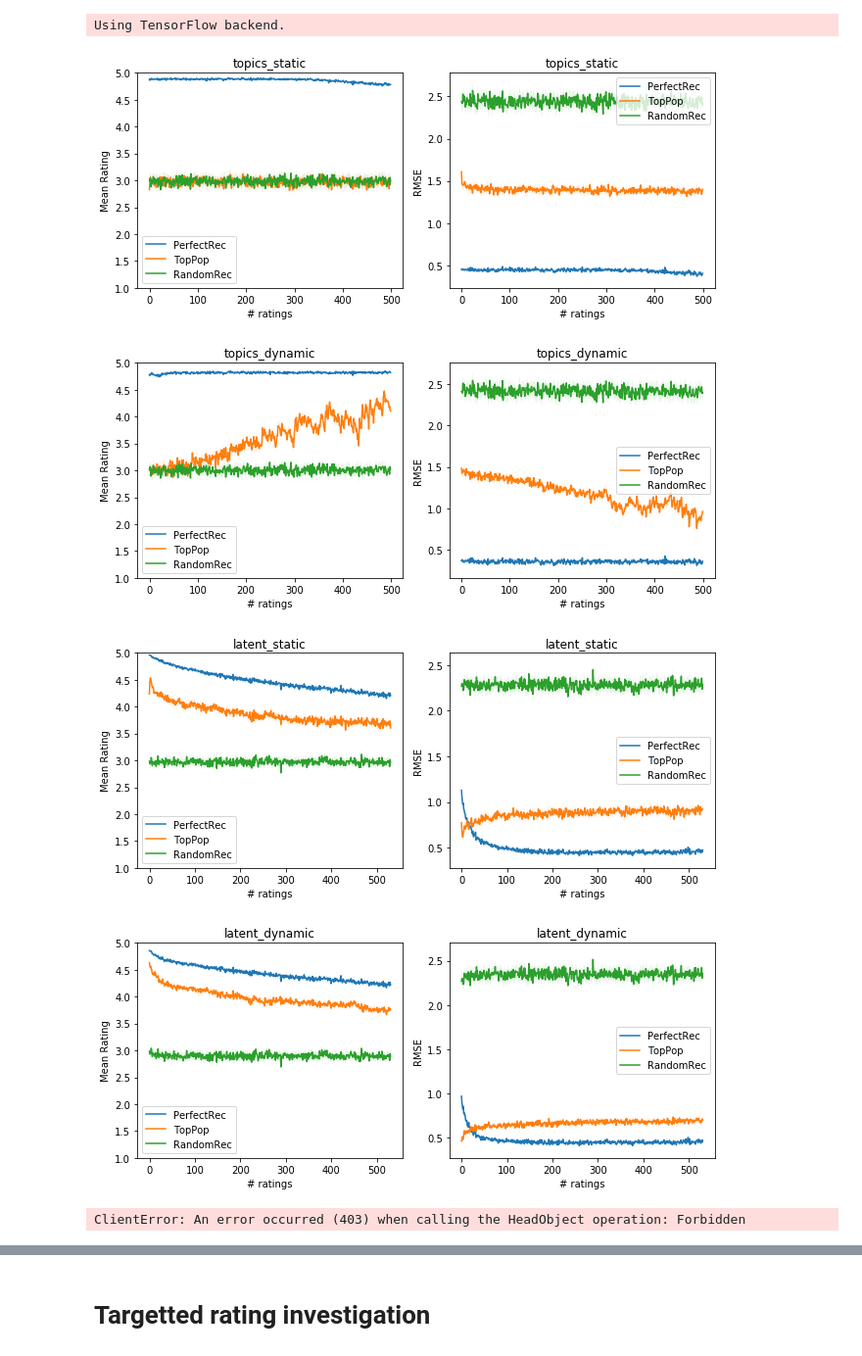
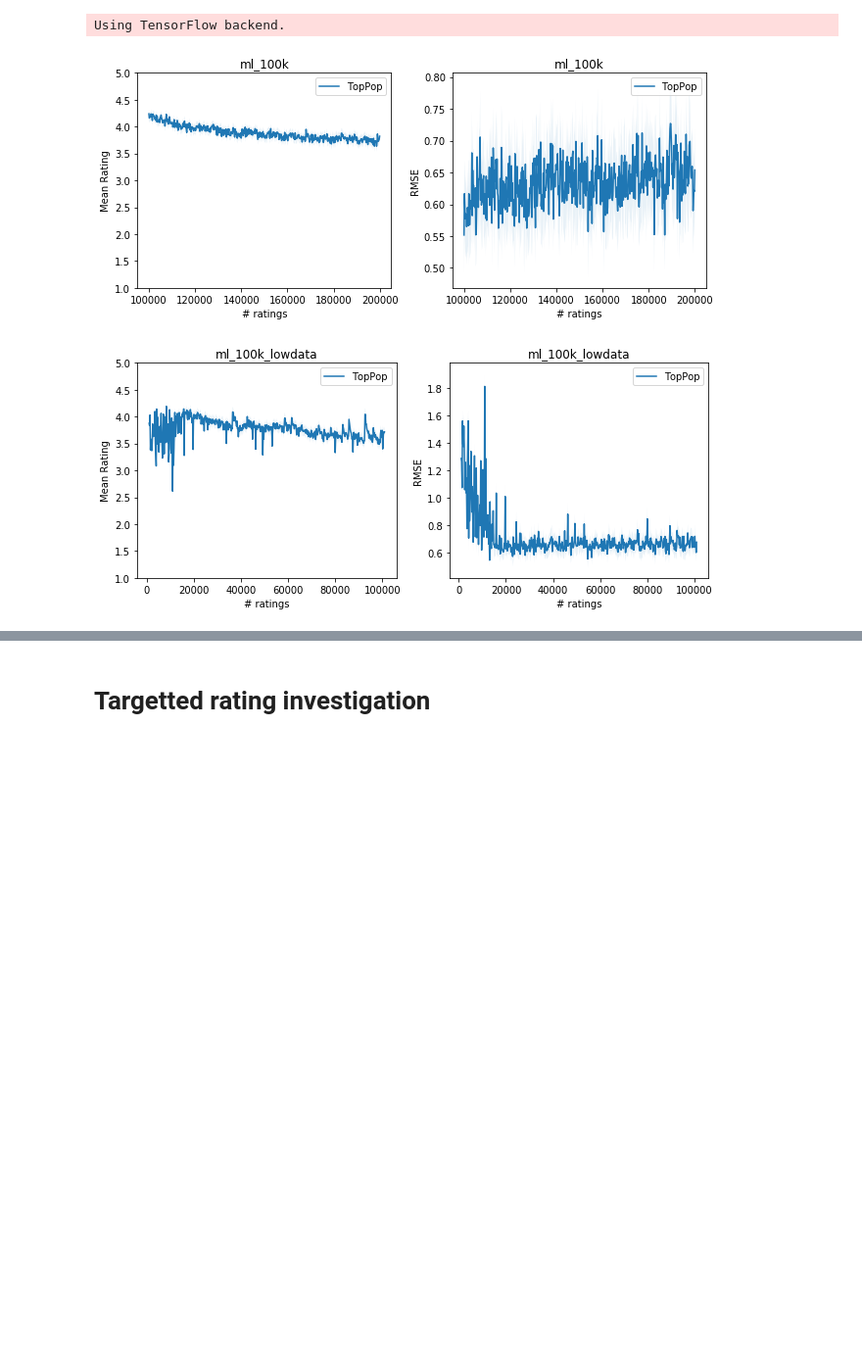
Before and after one commit to berkeley-reclab/RecLab, a Jupyter notebook: experiments/Plotting-Results.ipynb, the cells around one changed output, grey strips where cells are left out. Shown at 98% size. Cells and saved outputs as stored; diff of their text form; code cells hidden in the pictures; blank space fills up the shorter version.

```diff
--- a/experiments/Plotting-Results.ipynb
+++ b/experiments/Plotting-Results.ipynb
@@ -22,7 +22,8 @@ data_dir = 'master'
 
 env_names = ['topics_static', 'topics_dynamic', 'latent_static', 'latent_dynamic'] + \
             ['topics_static_small', 'topics_dynamic_small', 'latent_static_small', 'latent_dynamic_small']
-recommender_names = ['PerfectRec', 'TopPop', 'RandomRec'] #, 'EASE']
+env_names = ['ml_100k', 'ml_100k_lowdata'] # 'latent_static', 'latent_dynamic',
+recommender_names = ['TopPop'] # ['PerfectRec', 'TopPop', 'RandomRec'] #, 'EASE']
 
 for env_name in env_names:
 
@@ -39,37 +40,39 @@ for env_name in env_names:
     elif env_name == 'topics_dynamic_small':
         ENV_PARAMS = TOPICS_DYNAMIC_SMALL
     elif env_name == 'latent_static_small':
         ENV_PARAMS = LATENT_STATIC_SMALL
     elif env_name == 'latent_dynamic_small':
         ENV_PARAMS = LATENT_DYNAMIC_SMALL
+    elif env_name == 'ml_100k':
+        ENV_PARAMS = ML_100K
+    elif env_name == 'ml_100k_lowdata':
+        ENV_PARAMS = ML_100K_LOWDATA
     else:
         assert False, "environment not implemented!"
 
 
     # Experiment setup.
-    n_trials = 3
+    n_trials = 1
     trial_seeds = [i for i in range(n_trials)]
     num_init_ratings = ENV_PARAMS['optional_params']['num_init_ratings']
     len_trial = get_len_trial(ENV_PARAMS)
-    num_users = ENV_PARAMS['params']['num_users']
+    num_users, _ = get_num_users_items(ENV_PARAMS)
 
     environment_name = ENV_PARAMS['name']
     env_name = ENV_PARAMS['name']
 
     plot_ratings_mses_s3(recommender_names,
                          len_trial,
                          bucket_name,
                          data_dir,
                          env_name,
                          trial_seeds,
                          plot_dense=False,
                          num_users=num_users,
                          num_init_ratings=num_init_ratings,
+                         rating_frequency = ENV_PARAMS['optional_params']['rating_frequency'],
                          threshold=10,
                          title=[env_name, env_name])
 # %% [output]
-[figure, old version]
+[figure, new version]
-[figure, old version]
+[figure, new version]
-[figure, removed]
-[figure, removed]
-ClientError: An error occurred (403) when calling the HeadObject operation: Forbidden
```
Also changed, not shown: parts of 9 cells of this notebook, 2 other files.
